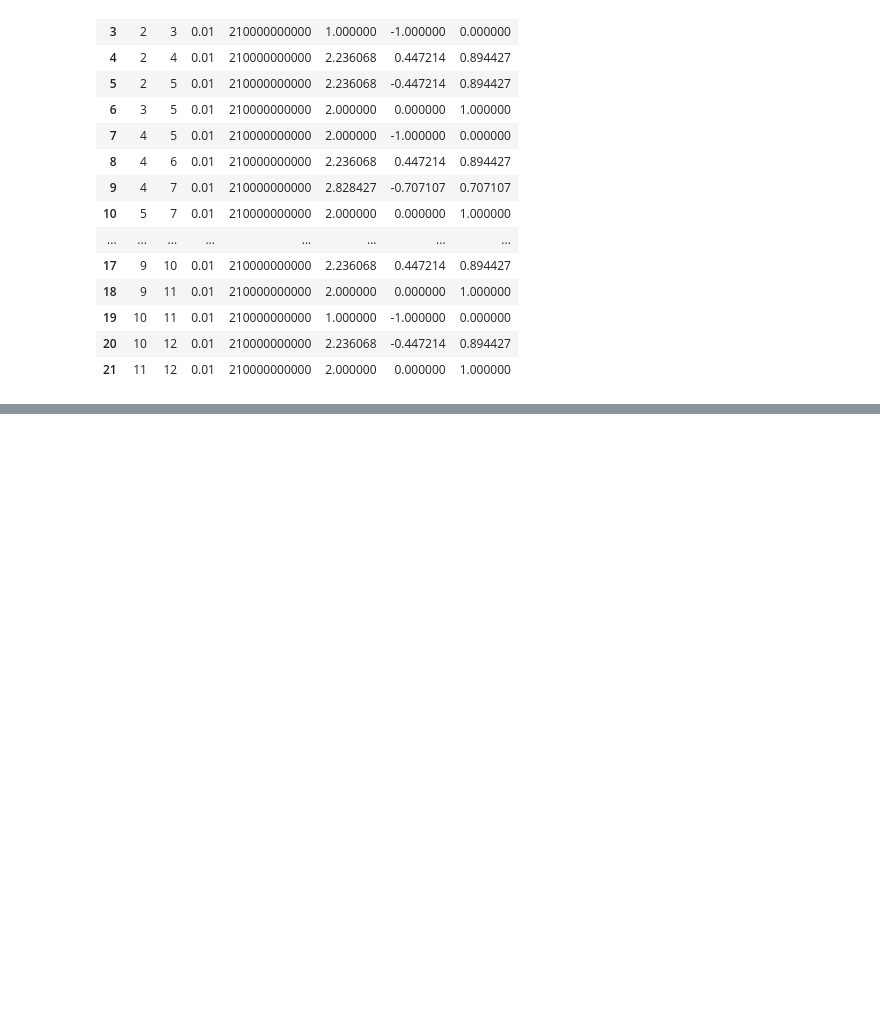
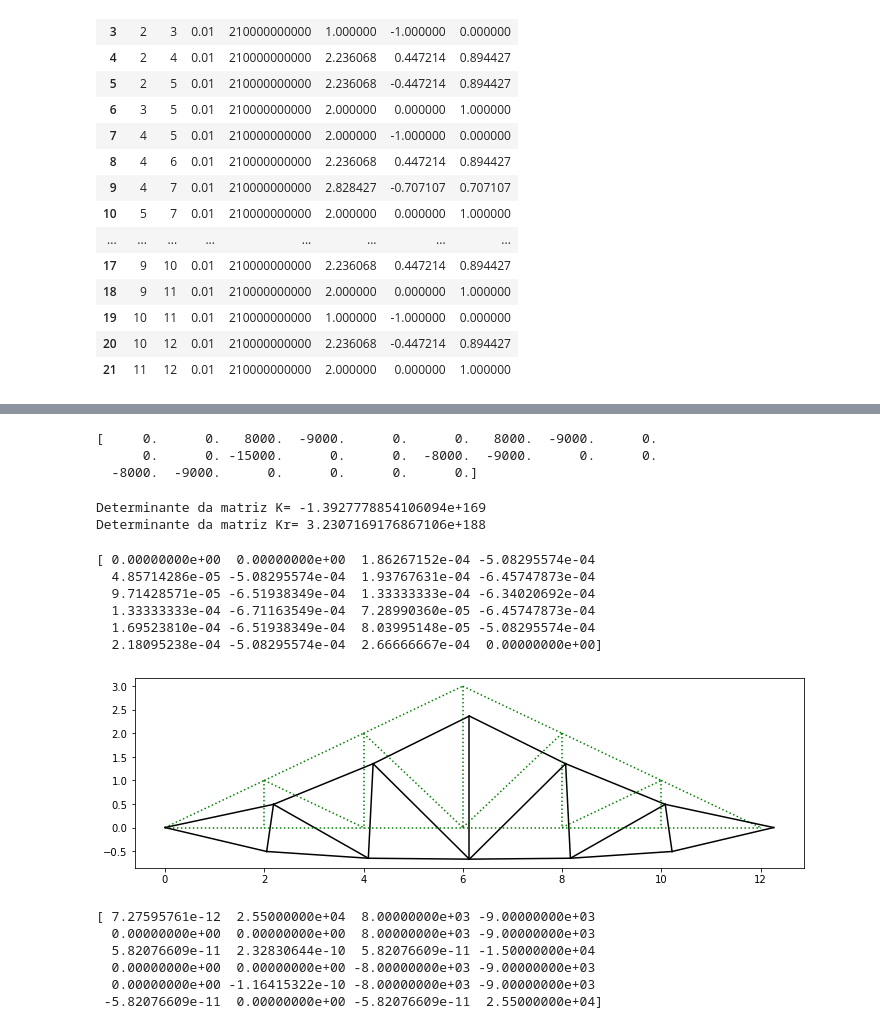
Before and after one commit to dutitello/MiniCurso-Python-PPGEC, a Jupyter notebook: TrelicaAoVivo.ipynb, the cells around one changed output, grey strips where cells are left out. Saved outputs shown, nothing was run; the diff lists cells and outputs as text; code cells hidden in the pictures; blank space fills up the shorter version.

```diff
--- a/TrelicaAoVivo.ipynb
+++ b/TrelicaAoVivo.ipynb
@@ -195,0 +250,74 @@ for barra in barras.index:
+# %%
+print(F)
+# %% [output]
+[     0.      0.   8000.  -9000.      0.      0.   8000.  -9000.      0.
+      0.      0. -15000.      0.      0.  -8000.  -9000.      0.      0.
+  -8000.  -9000.      0.      0.      0.      0.]
+# %%
+# Resolução do sistema
+# A.x = b
+print("Determinante da matriz K=", np.linalg.det(K))
+print("Determinante da matriz Kr=", np.linalg.det(Kr))
+# %% [output]
+Determinante da matriz K= -1.3927778854106094e+169
+Determinante da matriz Kr= 3.2307169176867106e+188
+# %%
+D = np.linalg.solve(Kr, F)
+print(D)
+# %% [output]
+[ 0.00000000e+00  0.00000000e+00  1.86267152e-04 -5.08295574e-04
+  4.85714286e-05 -5.08295574e-04  1.93767631e-04 -6.45747873e-04
+  9.71428571e-05 -6.51938349e-04  1.33333333e-04 -6.34020692e-04
+  1.33333333e-04 -6.71163549e-04  7.28990360e-05 -6.45747873e-04
+  1.69523810e-04 -6.51938349e-04  8.03995148e-05 -5.08295574e-04
+  2.18095238e-04 -5.08295574e-04  2.66666667e-04  0.00000000e+00]
+# %%
+# Desenhando a estrutura DEFORMADA
+plt.figure(2, figsize=(12,3.5))
+
+esc = 1000
+
+for barra in barras.index:
+    # Nós que compõem as barras
+    N1, N2 = barras.loc[barra, ['N1', 'N2']]
+
+    # Determinação das coordenadas
+    x1, y1 = nos.loc[N1, ['X', 'Y']]
+    x2, y2 = nos.loc[N2, ['X', 'Y']]
+
+    # Vetores de Xs e Ys
+    X = np.array([x1, x2])
+    Y = np.array([y1, y2])
+
+    # ORIGINAL
+    plt.plot(X, Y, 'g:')
+
+    # Determinar graus de liberdade
+    gl1 = int(2*N1-1)
+    gl2 = int(2*N1)
+    gl3 = int(2*N2-1)
+    gl4 = int(2*N2)
+
+    # Somando deslocamentos à posição original
+    x1d, y1d = x1+esc*D[gl1-1], y1+esc*D[gl2-1]
+    x2d, y2d = x2+esc*D[gl3-1], y2+esc*D[gl4-1]
+
+    # Vetores de Xsd e Ysd
+    Xd = np.array([x1d, x2d])
+    Yd = np.array([y1d, y2d])
+
+    # Plota deformada
+    plt.plot(Xd, Yd, 'k')
+# %% [output]
+[figure, added]
+# %%
+# Cálculo das reações
+R = np.dot(K, D)
+print(R)
+# %% [output]
+[ 7.27595761e-12  2.55000000e+04  8.00000000e+03 -9.00000000e+03
+  0.00000000e+00  0.00000000e+00  8.00000000e+03 -9.00000000e+03
+  5.82076609e-11  2.32830644e-10  5.82076609e-11 -1.50000000e+04
+  0.00000000e+00  0.00000000e+00 -8.00000000e+03 -9.00000000e+03
+  0.00000000e+00 -1.16415322e-10 -8.00000000e+03 -9.00000000e+03
+ -5.82076609e-11  0.00000000e+00 -5.82076609e-11  2.55000000e+04]
```
Also changed, not shown: parts of 10 cells of this notebook.
